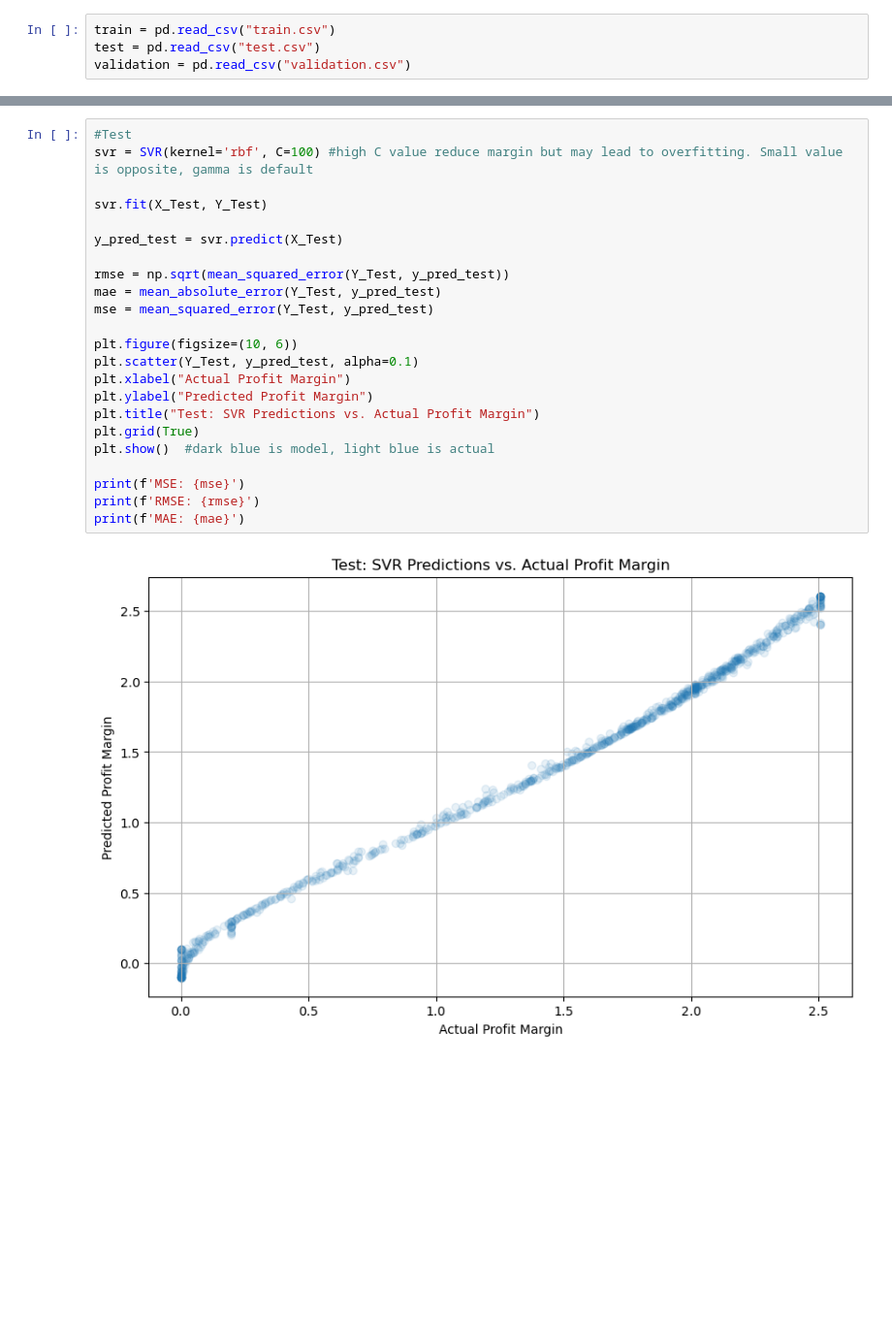
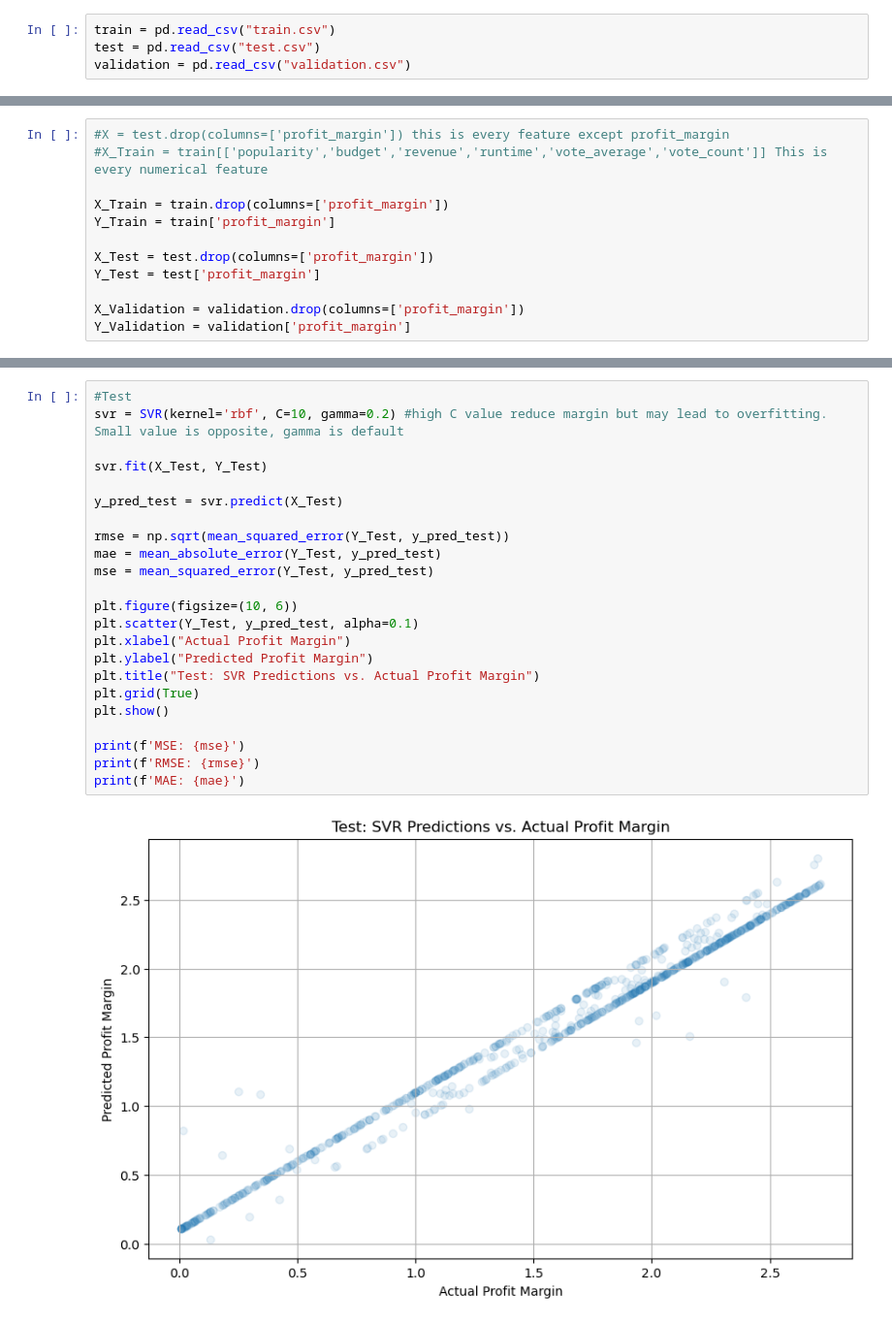
Before and after one commit to hscottvo/CS235-Project, a Jupyter notebook: SupportVectorR.ipynb, the cells around one changed output, grey strips where cells are left out. Shown at 97% size. Cells and saved outputs as stored; diff of their text form; blank space fills up the shorter version.

Commit message:
tuned model/ midterm report turn in

```diff
--- a/SupportVectorR.ipynb
+++ b/SupportVectorR.ipynb
@@ -52,0 +14,12 @@ MAE: 0.061153473202237914
+# %%
+#X = test.drop(columns=['profit_margin']) this is every feature except profit_margin
+#X_Train = train[['popularity','budget','revenue','runtime','vote_average','vote_count']] This is every numerical feature
+
+X_Train = train.drop(columns=['profit_margin'])
+Y_Train = train['profit_margin']
+
+X_Test = test.drop(columns=['profit_margin'])
+Y_Test = test['profit_margin']
+
+X_Validation = validation.drop(columns=['profit_margin'])
+Y_Validation = validation['profit_margin']
@@ -53,25 +54,25 @@ MAE: 0.061153473202237914
 # %%
 #Test
-svr = SVR(kernel='rbf', C=100) #high C value reduce margin but may lead to overfitting. Small value is opposite, gamma is default
+svr = SVR(kernel='rbf', C=10, gamma=0.2) #high C value reduce margin but may lead to overfitting. Small value is opposite, gamma is default
 
 svr.fit(X_Test, Y_Test)
 
 y_pred_test = svr.predict(X_Test)
 
 rmse = np.sqrt(mean_squared_error(Y_Test, y_pred_test))
 mae = mean_absolute_error(Y_Test, y_pred_test)
 mse = mean_squared_error(Y_Test, y_pred_test)
 
 plt.figure(figsize=(10, 6))
 plt.scatter(Y_Test, y_pred_test, alpha=0.1)
 plt.xlabel("Actual Profit Margin")
 plt.ylabel("Predicted Profit Margin")
 plt.title("Test: SVR Predictions vs. Actual Profit Margin")
 plt.grid(True)
-plt.show()  #dark blue is model, light blue is actual
+plt.show()
 
 print(f'MSE: {mse}')
 print(f'RMSE: {rmse}')
 print(f'MAE: {mae}')
 # %% [output]
-[figure, old version]
+[figure, new version]
```
Also changed, not shown: parts of 9 cells of this notebook.
